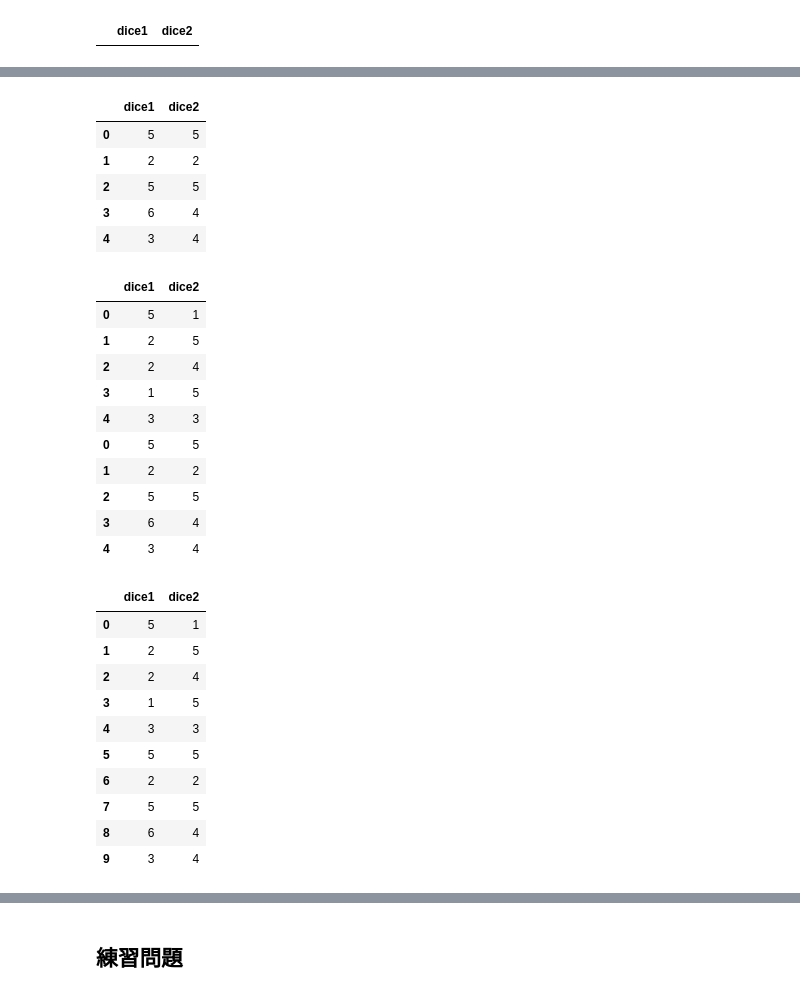
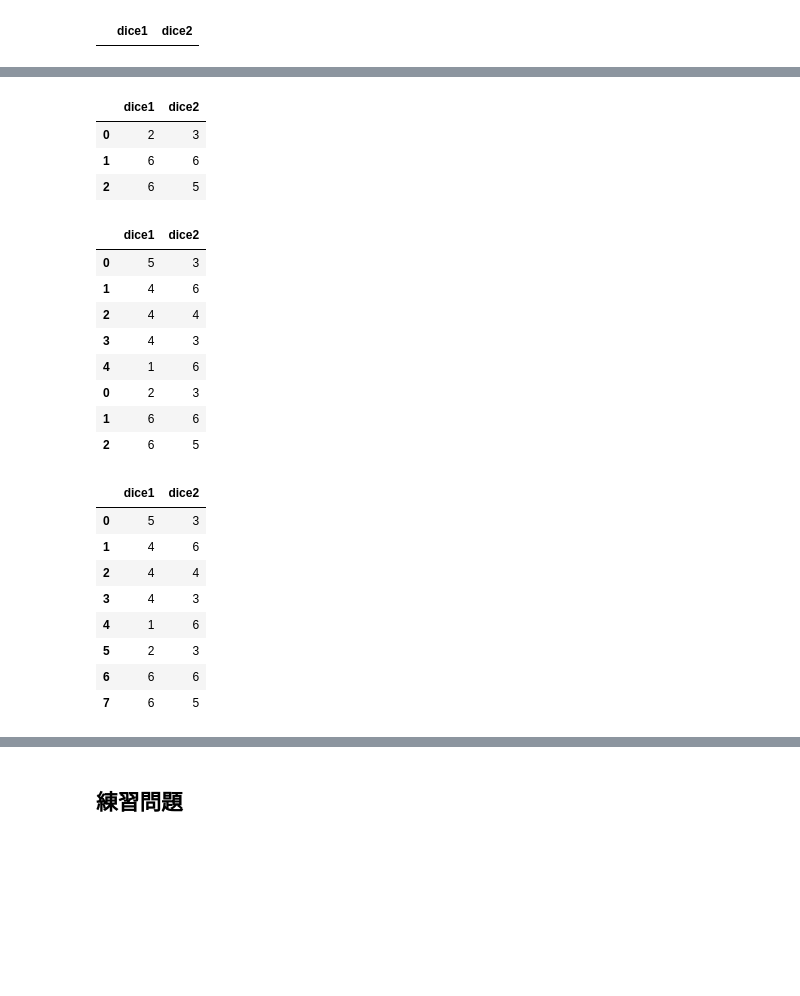
Before and after one commit to enakai00/jupyter_ml4se_commentary, a Jupyter notebook: 05-pandas DataFrame-01.ipynb, the cells around one changed output, grey strips where cells are left out. Saved outputs shown, nothing was run; the diff lists cells and outputs as text; code cells hidden in the pictures; blank space fills up the shorter version.

```diff
--- a/05-pandas DataFrame-01.ipynb
+++ b/05-pandas DataFrame-01.ipynb
@@ -131,44 +131,38 @@ diceroll1
 # %%
-diceroll2 = DataFrame(randint(1,7,(5,2)),
+diceroll2 = DataFrame(randint(1,7,(3,2)),
                       columns=['dice1','dice2'])
 diceroll2
 # %% [output]
 |  | dice1 | dice2 |
-| 0 | 5 | 5 |
-| 1 | 2 | 2 |
-| 2 | 5 | 5 |
-| 3 | 6 | 4 |
-| 4 | 3 | 4 |
+| 0 | 2 | 3 |
+| 1 | 6 | 6 |
+| 2 | 6 | 5 |
 # %%
 diceroll3 = diceroll1.append(diceroll2)
 diceroll3
 # %% [output]
 |  | dice1 | dice2 |
-| 0 | 5 | 1 |
-| 1 | 2 | 5 |
-| 2 | 2 | 4 |
-| 3 | 1 | 5 |
-| 4 | 3 | 3 |
-| 0 | 5 | 5 |
-| 1 | 2 | 2 |
-| 2 | 5 | 5 |
-| 3 | 6 | 4 |
-| 4 | 3 | 4 |
+| 0 | 5 | 3 |
+| 1 | 4 | 6 |
+| 2 | 4 | 4 |
+| 3 | 4 | 3 |
+| 4 | 1 | 6 |
+| 0 | 2 | 3 |
+| 1 | 6 | 6 |
+| 2 | 6 | 5 |
 # %%
 diceroll4 = diceroll1.append(diceroll2, ignore_index=True)
 diceroll4
 # %% [output]
 |  | dice1 | dice2 |
-| 0 | 5 | 1 |
-| 1 | 2 | 5 |
-| 2 | 2 | 4 |
-| 3 | 1 | 5 |
-| 4 | 3 | 3 |
-| 5 | 5 | 5 |
-| 6 | 2 | 2 |
-| 7 | 5 | 5 |
-| 8 | 6 | 4 |
-| 9 | 3 | 4 |
+| 0 | 5 | 3 |
+| 1 | 4 | 6 |
+| 2 | 4 | 4 |
+| 3 | 4 | 3 |
+| 4 | 1 | 6 |
+| 5 | 2 | 3 |
+| 6 | 6 | 6 |
+| 7 | 6 | 5 |
 # %%
 diceroll = DataFrame()
 diceroll['dice1'] = randint(1,7,5)
```
Also changed, not shown: parts of 11 cells of this notebook, 1 other file.
